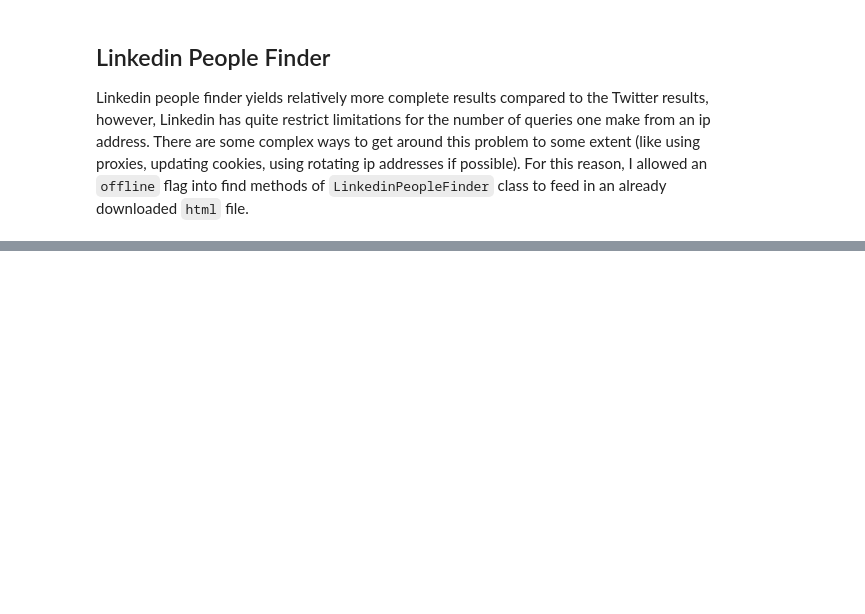
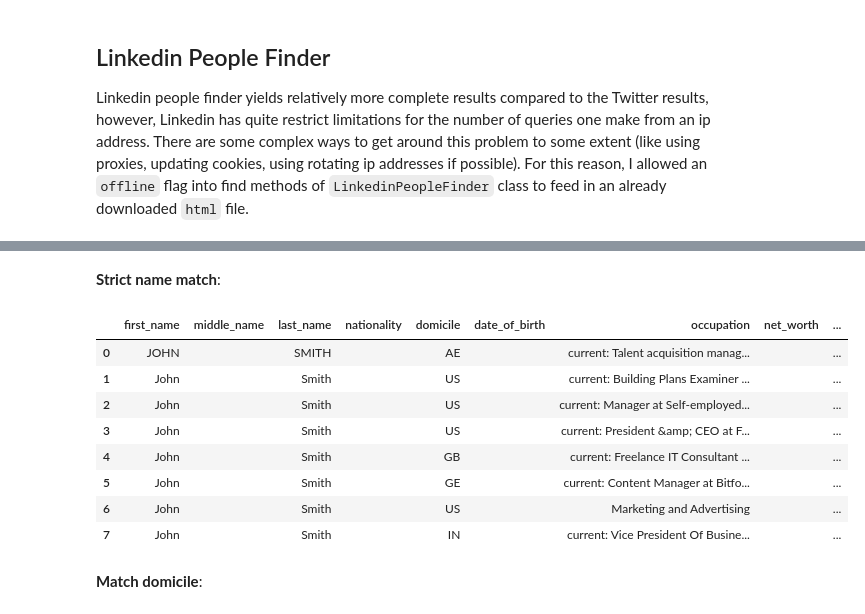
Before and after one commit to hamedrazavi/people_search_engine, a Jupyter notebook: src/main.ipynb, the cells around one changed output, grey strips where cells are left out. Saved outputs shown, nothing was run; the diff lists cells and outputs as text; code cells hidden in the pictures; blank space fills up the shorter version.

Commit message:
now domicile restriction and strict_match flag

```diff
--- a/src/main.ipynb
+++ b/src/main.ipynb
@@ -121,6 +147,8 @@ person.raw
 Linkedin people finder yields relatively more complete results compared to the Twitter results, however, Linkedin has quite restrict limitations for the number of queries one make from an ip address. There are some complex ways to get around this problem to some extent (like using proxies, updating cookies, using rotating ip addresses if possible). For this reason, I allowed an `offline` flag into find methods of `LinkedinPeopleFinder` class to feed in an already downloaded `html` file.
 # %%
 linkedfinder = LinkedinPeopleFinder()
+# %%
+person = Person("John", "Smith")
 # %%
 path = '../data/sample_linkedin_html/66800_John_Smith_profiles _ LinkedIn.html'
 # %%
@@ -151,3 +179,19 @@ linkedfinder.find_as_df(person = person, path = path, offline=1)
 | 7 | John |  | Smith |  | GE |  | current: Content Manager at Bitfo... |  | ... |
 | 8 | John |  | Smith |  | US |  | Marketing and Advertising |  | ... |
 | 9 | John |  | Smith |  | IN |  | current: Vice President Of Busine... |  | ... |
+# %% [markdown]
+**Strict name match**:
+# %%
+linkedfinder.find_as_df(person = person, path = path, offline=1, strict_match=1)
+# %% [output]
+|  | first_name | middle_name | last_name | nationality | domicile | date_of_birth | occupation | net_worth | ... |
+| 0 | JOHN |  | SMITH |  | AE |  | current: Talent acquisition manag... |  | ... |
+| 1 | John |  | Smith |  | US |  | current: Building Plans Examiner ... |  | ... |
+| 2 | John |  | Smith |  | US |  | current: Manager at Self-employed... |  | ... |
+| 3 | John |  | Smith |  | US |  | current: President &amp; CEO at F... |  | ... |
+| 4 | John |  | Smith |  | GB |  | current: Freelance IT Consultant ... |  | ... |
+| 5 | John |  | Smith |  | GE |  | current: Content Manager at Bitfo... |  | ... |
+| 6 | John |  | Smith |  | US |  | Marketing and Advertising |  | ... |
+| 7 | John |  | Smith |  | IN |  | current: Vice President Of Busine... |  | ... |
+# %% [markdown]
+**Match domicile**:
```
Also changed, not shown: parts of 20 cells of this notebook, 4 other files.
